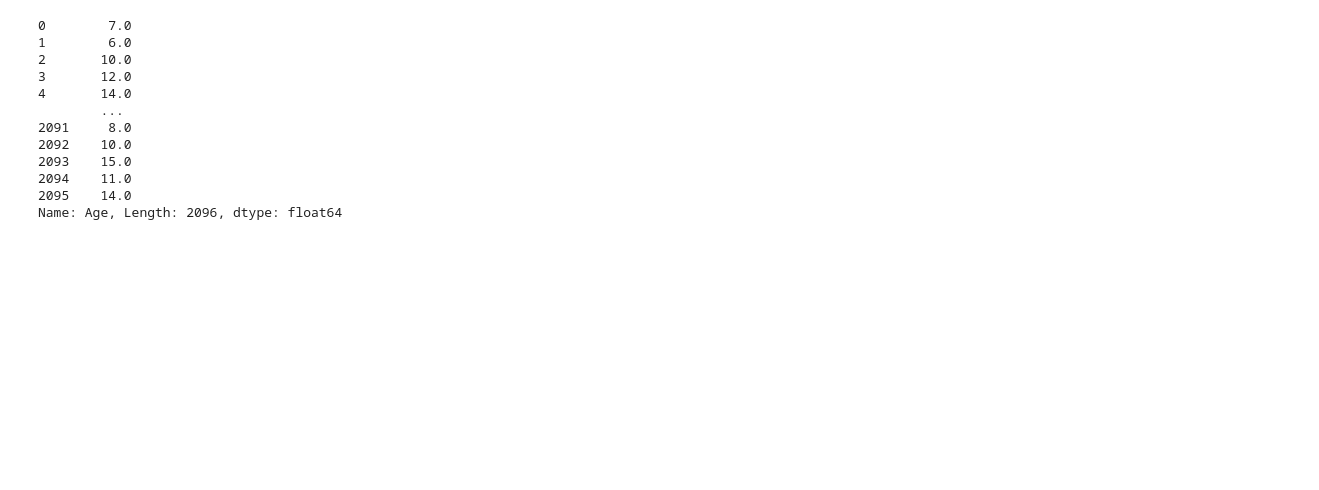
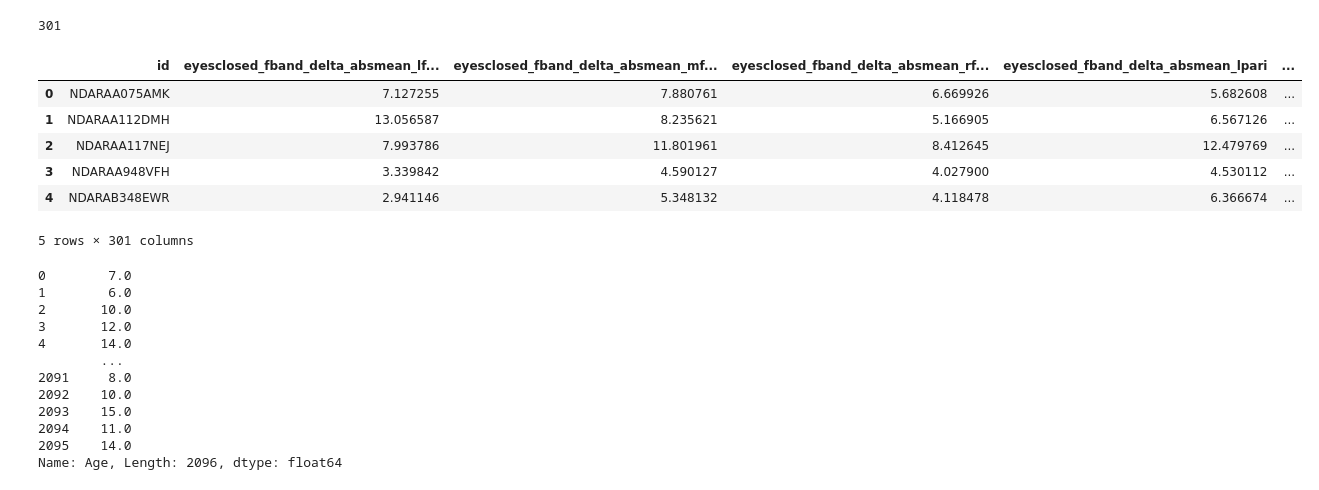
Before and after one commit to pauldelacour/data_sc_lab, a Jupyter notebook: task_01/visualizations/tsne.ipynb, the cells around one changed output. Saved outputs shown, nothing was run; the diff lists cells and outputs as text; code cells hidden in the pictures; blank space fills up the shorter version.

```diff
--- a/task_01/visualizations/tsne.ipynb
+++ b/task_01/visualizations/tsne.ipynb
@@ -5,6 +5,19 @@ import matplotlib.pyplot as plt
 # %%
 df_cluster = pd.read_csv("../../../data/EEG/RestingEEG_PSD_Cluster.csv")
 df_beha = pd.read_csv('../../../data/Behavioral/AllData.csv')
+# %%
+spectro = pd.read_csv('../../../data/EEG/RestingEEG_Spectro_Cluster.csv')
+print(len(spectro.columns))
+spectro.head(5)
+# %% [output]
+301
+|  | id | eyesclosed_fband_delta_absmean_lf... | eyesclosed_fband_delta_absmean_mf... | eyesclosed_fband_delta_absmean_rf... | eyesclosed_fband_delta_absmean_lpari | ... |
+| 0 | NDARAA075AMK | 7.127255 | 7.880761 | 6.669926 | 5.682608 | ... |
+| 1 | NDARAA112DMH | 13.056587 | 8.235621 | 5.166905 | 6.567126 | ... |
+| 2 | NDARAA117NEJ | 7.993786 | 11.801961 | 8.412645 | 12.479769 | ... |
+| 3 | NDARAA948VFH | 3.339842 | 4.590127 | 4.027900 | 4.530112 | ... |
+| 4 | NDARAB348EWR | 2.941146 | 5.348132 | 4.118478 | 6.366674 | ... |
+5 rows × 301 columns
 # %%
 df_beha.head(5)
 df_beha.columns
```
Also changed, not shown: 3 other files.
